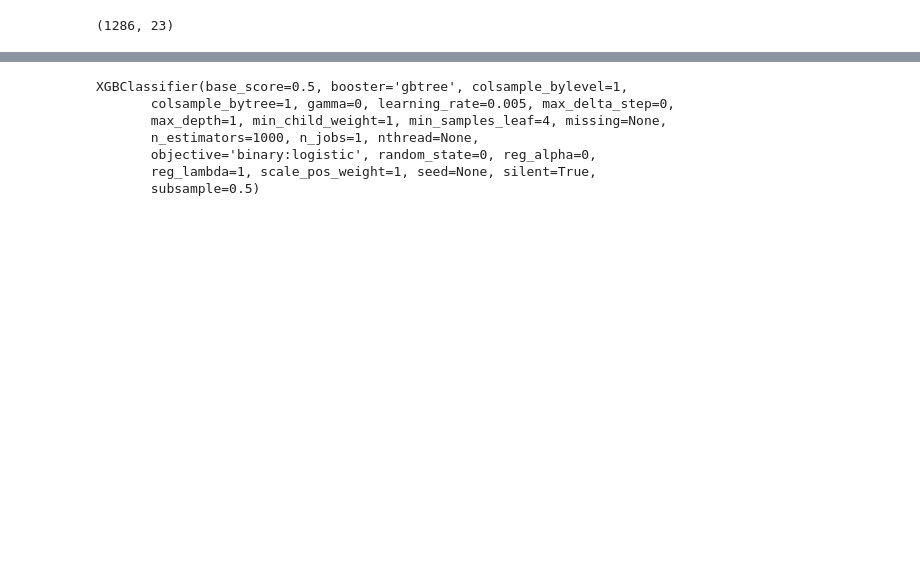
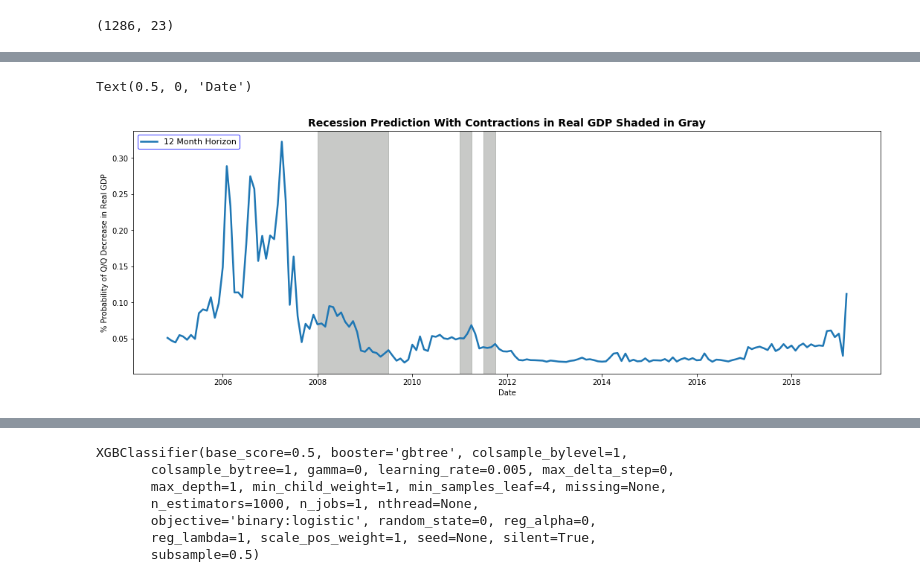
Before and after one commit to sandroclark/recession_predictor, a Jupyter notebook: grad_boost_v1_6.ipynb, the cells around one changed output, grey strips where cells are left out. Cells and saved outputs as stored; diff of their text form; code cells hidden in the pictures; blank space fills up the shorter version.

```diff
--- a/grad_boost_v1_6.ipynb
+++ b/grad_boost_v1_6.ipynb
@@ -165,0 +203,26 @@ X = dataset
+# %%
+x = result1.index
+a = result1.iloc[:,0]
+b = result1.iloc[:,1]
+c = result1.iloc[:,2]
+d = result1.iloc[:,3]
+
+fig, ax = plt.subplots(figsize=(18, 6))
+#ax.plot(x, a, linewidth=2.5, zorder=2)
+#ax.plot(x, b, linewidth=2.5, zorder=2)
+#ax.plot(x, c, linewidth=2.5, zorder=2)
+ax.plot(x, d, linewidth=2.5, zorder=2)
+ax.scatter(x, d, s=0, zorder=1, label='_nolegend_')
+ax.axvspan(x[38],x[56], color=sns.xkcd_rgb['grey'], alpha=0.5)
+ax.axvspan(x[74],x[77], color=sns.xkcd_rgb['grey'], alpha=0.5)
+ax.axvspan(x[80],x[83], color=sns.xkcd_rgb['grey'], alpha=0.5)
+
+ax.set_title('Recession Prediction With Contractions in Real GDP Shaded in Gray', fontsize=14, fontweight='demi')
+
+ax.legend(loc='upper left', fontsize=11, frameon=True).get_frame().set_edgecolor('blue')
+
+ax.set_ylabel('% Probability of Q/Q Decrease in Real GDP')
+ax.set_xlabel('Date')
+# %% [output]
+Text(0.5, 0, 'Date')
+[figure, added]
```
Also changed, not shown: parts of 20 cells of this notebook.
